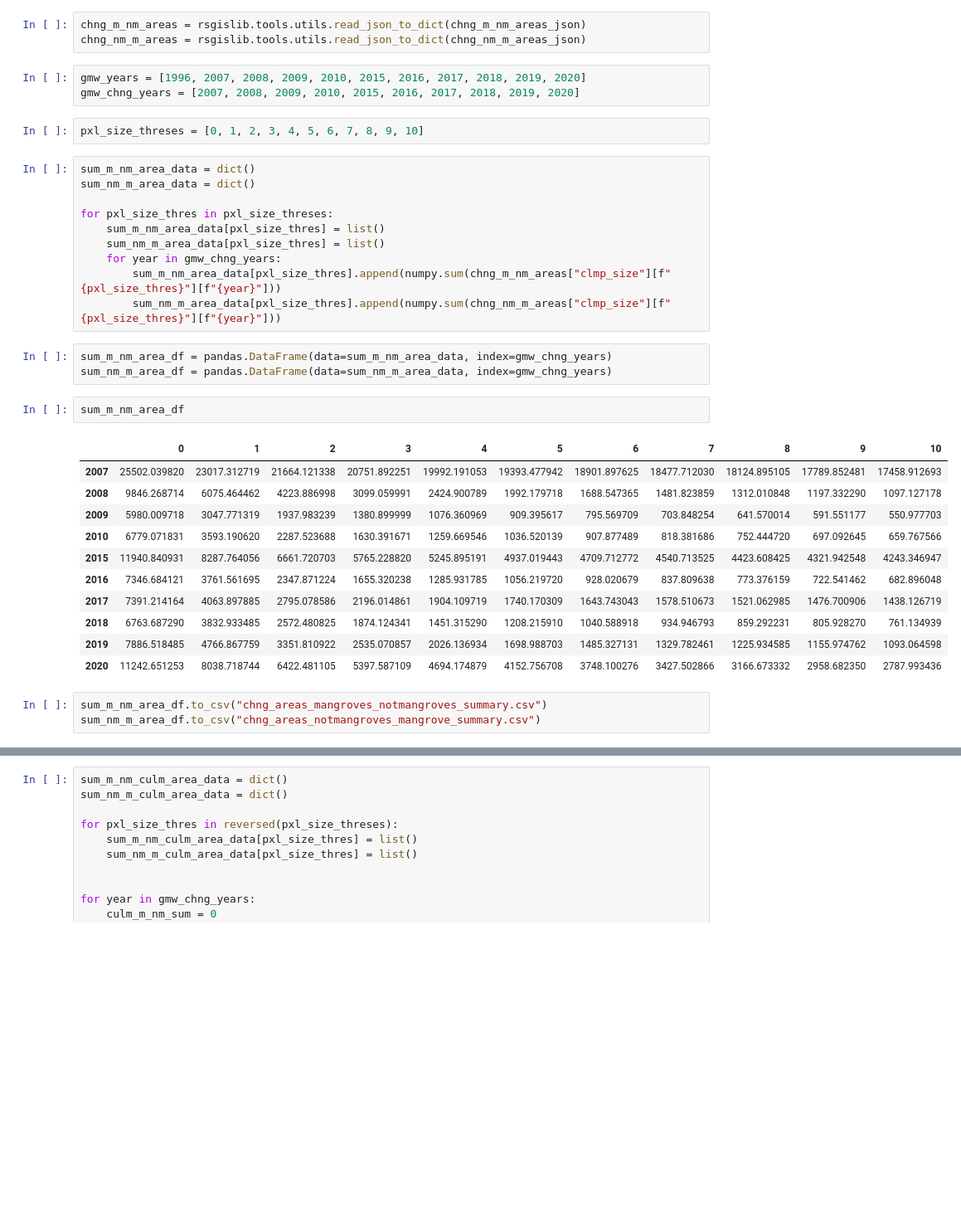
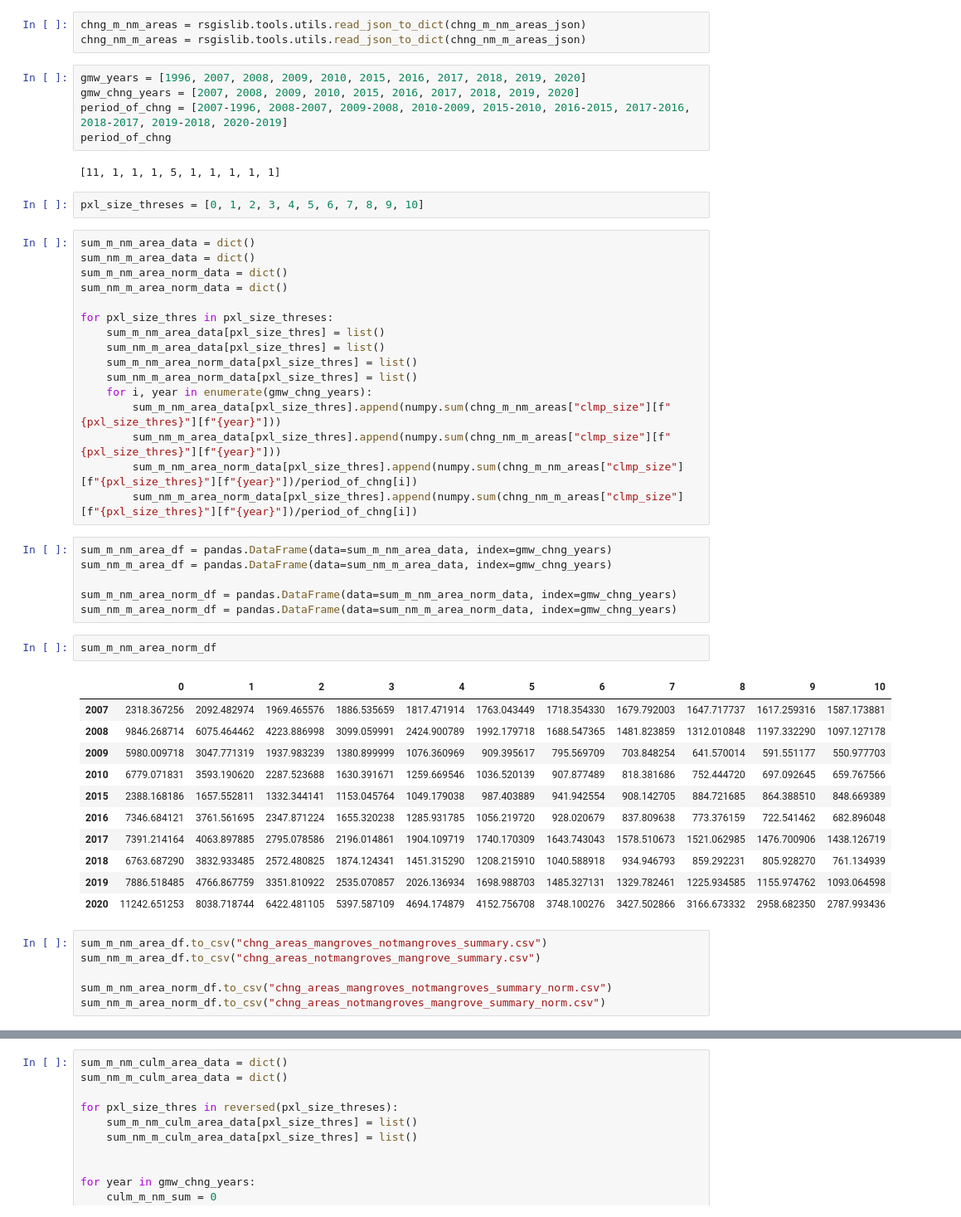
Before and after one commit to globalmangrovewatch/gmw_jaxa_sar_change_analysis, a Jupyter notebook: 11_chng_bias_check/04_calc_chng_stats/CreateChngSummary.ipynb, the cells around one changed output, grey strips where cells are left out. Shown at 83% size. Cells and saved outputs as stored; diff of their text form; blank space fills up the shorter version.

```diff
--- a/11_chng_bias_check/04_calc_chng_stats/CreateChngSummary.ipynb
+++ b/11_chng_bias_check/04_calc_chng_stats/CreateChngSummary.ipynb
@@ -17,30 +17,43 @@ chng_nm_m_areas = rsgislib.tools.utils.read_json_to_dict(chng_nm_m_areas_json)
 # %%
 gmw_years = [1996, 2007, 2008, 2009, 2010, 2015, 2016, 2017, 2018, 2019, 2020]
 gmw_chng_years = [2007, 2008, 2009, 2010, 2015, 2016, 2017, 2018, 2019, 2020]
+period_of_chng = [2007-1996, 2008-2007, 2009-2008, 2010-2009, 2015-2010, 2016-2015, 2017-2016, 2018-2017, 2019-2018, 2020-2019]
+period_of_chng
+# %% [output]
+[11, 1, 1, 1, 5, 1, 1, 1, 1, 1]
 # %%
 pxl_size_threses = [0, 1, 2, 3, 4, 5, 6, 7, 8, 9, 10]
 # %%
 sum_m_nm_area_data = dict()
 sum_nm_m_area_data = dict()
+sum_m_nm_area_norm_data = dict()
+sum_nm_m_area_norm_data = dict()
 
 for pxl_size_thres in pxl_size_threses:
     sum_m_nm_area_data[pxl_size_thres] = list()
     sum_nm_m_area_data[pxl_size_thres] = list()
-    for year in gmw_chng_years:
+    sum_m_nm_area_norm_data[pxl_size_thres] = list()
+    sum_nm_m_area_norm_data[pxl_size_thres] = list()
+    for i, year in enumerate(gmw_chng_years):
         sum_m_nm_area_data[pxl_size_thres].append(numpy.sum(chng_m_nm_areas["clmp_size"][f"{pxl_size_thres}"][f"{year}"]))
         sum_nm_m_area_data[pxl_size_thres].append(numpy.sum(chng_nm_m_areas["clmp_size"][f"{pxl_size_thres}"][f"{year}"]))
+        sum_m_nm_area_norm_data[pxl_size_thres].append(numpy.sum(chng_m_nm_areas["clmp_size"][f"{pxl_size_thres}"][f"{year}"])/period_of_chng[i])
+        sum_nm_m_area_norm_data[pxl_size_thres].append(numpy.sum(chng_nm_m_areas["clmp_size"][f"{pxl_size_thres}"][f"{year}"])/period_of_chng[i])
 # %%
 sum_m_nm_area_df = pandas.DataFrame(data=sum_m_nm_area_data, index=gmw_chng_years)
 sum_nm_m_area_df = pandas.DataFrame(data=sum_nm_m_area_data, index=gmw_chng_years)
+
+sum_m_nm_area_norm_df = pandas.DataFrame(data=sum_m_nm_area_norm_data, index=gmw_chng_years)
+sum_nm_m_area_norm_df = pandas.DataFrame(data=sum_nm_m_area_norm_data, index=gmw_chng_years)
 # %%
-sum_m_nm_area_df
+sum_m_nm_area_norm_df
 # %% [output]
 |  | 0 | 1 | 2 | 3 | 4 | 5 | 6 | 7 | 8 | 9 | 10 |
-| 2007 | 25502.039820 | 23017.312719 | 21664.121338 | 20751.892251 | 19992.191053 | 19393.477942 | 18901.897625 | 18477.712030 | 18124.895105 | 17789.852481 | 17458.912693 |
+| 2007 | 2318.367256 | 2092.482974 | 1969.465576 | 1886.535659 | 1817.471914 | 1763.043449 | 1718.354330 | 1679.792003 | 1647.717737 | 1617.259316 | 1587.173881 |
 | 2008 | 9846.268714 | 6075.464462 | 4223.886998 | 3099.059991 | 2424.900789 | 1992.179718 | 1688.547365 | 1481.823859 | 1312.010848 | 1197.332290 | 1097.127178 |
 | 2009 | 5980.009718 | 3047.771319 | 1937.983239 | 1380.899999 | 1076.360969 | 909.395617 | 795.569709 | 703.848254 | 641.570014 | 591.551177 | 550.977703 |
 | 2010 | 6779.071831 | 3593.190620 | 2287.523688 | 1630.391671 | 1259.669546 | 1036.520139 | 907.877489 | 818.381686 | 752.444720 | 697.092645 | 659.767566 |
-| 2015 | 11940.840931 | 8287.764056 | 6661.720703 | 5765.228820 | 5245.895191 | 4937.019443 | 4709.712772 | 4540.713525 | 4423.608425 | 4321.942548 | 4243.346947 |
+| 2015 | 2388.168186 | 1657.552811 | 1332.344141 | 1153.045764 | 1049.179038 | 987.403889 | 941.942554 | 908.142705 | 884.721685 | 864.388510 | 848.669389 |
 | 2016 | 7346.684121 | 3761.561695 | 2347.871224 | 1655.320238 | 1285.931785 | 1056.219720 | 928.020679 | 837.809638 | 773.376159 | 722.541462 | 682.896048 |
 | 2017 | 7391.214164 | 4063.897885 | 2795.078586 | 2196.014861 | 1904.109719 | 1740.170309 | 1643.743043 | 1578.510673 | 1521.062985 | 1476.700906 | 1438.126719 |
 | 2018 | 6763.687290 | 3832.933485 | 2572.480825 | 1874.124341 | 1451.315290 | 1208.215910 | 1040.588918 | 934.946793 | 859.292231 | 805.928270 | 761.134939 |
@@ -49,6 +62,9 @@ sum_m_nm_area_df
 # %%
 sum_m_nm_area_df.to_csv("chng_areas_mangroves_notmangroves_summary.csv")
 sum_nm_m_area_df.to_csv("chng_areas_notmangroves_mangrove_summary.csv")
+
+sum_m_nm_area_norm_df.to_csv("chng_areas_mangroves_notmangroves_summary_norm.csv")
+sum_nm_m_area_norm_df.to_csv("chng_areas_notmangroves_mangrove_summary_norm.csv")
 # %%
 fig = plt.figure(figsize=(15, 10))
 ax1 = fig.add_subplot(111)
```
Also changed, not shown: parts of 4 cells of this notebook, 21 other files.
